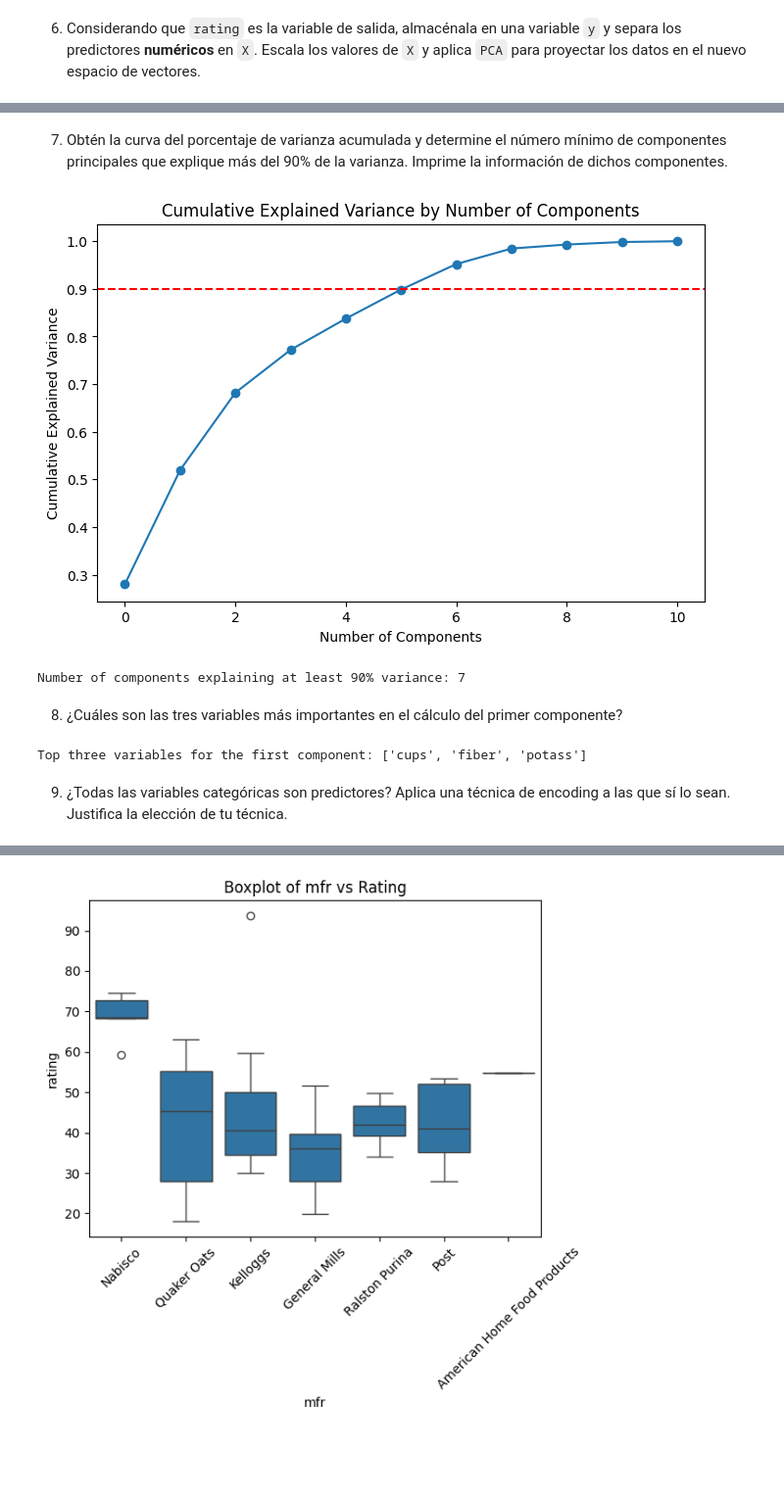
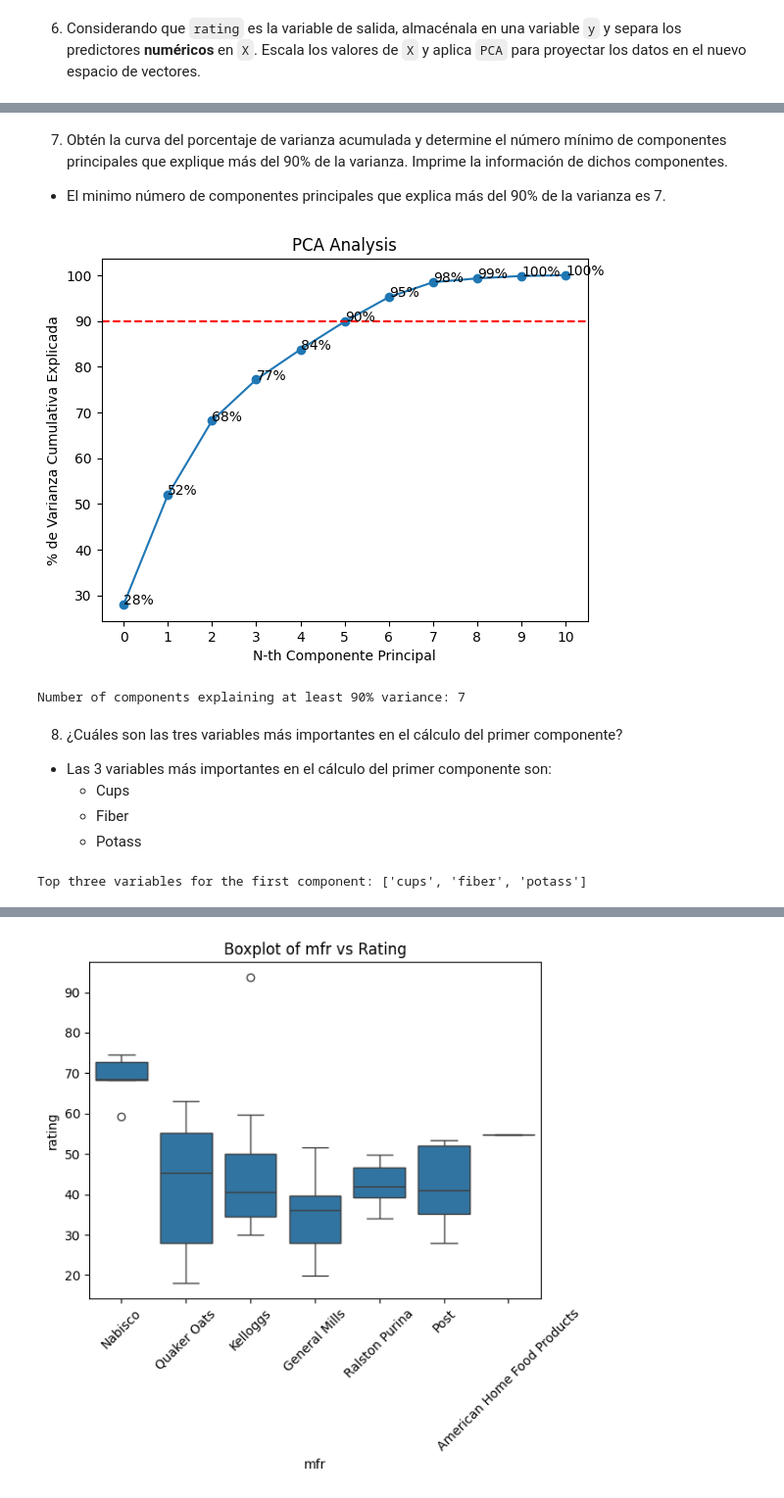
Before and after one commit to Janet16180/grupo_6_ciencia_de_datos, a Jupyter notebook: Actividad7PCA.ipynb, the cells around one changed output, grey strips where cells are left out. Shown at 98% size. Cells and saved outputs as stored; diff of their text form; code cells hidden in the pictures; blank space fills up the shorter version.

```diff
--- a/Actividad7PCA.ipynb
+++ b/Actividad7PCA.ipynb
@@ -320,16 +386,18 @@ X_pca = pca.fit_transform(X_scaled)
 # %% [markdown]
 7. Obtén la curva del porcentaje de varianza acumulada y determine el número mínimo de componentes principales que explique más del 90% de la varianza. Imprime la información de dichos componentes.
+
+- El minimo número de componentes principales que explica más del 90% de la varianza es 7.
-# %%
-explained_variance = pca.explained_variance_ratio_
-cumulative_explained_variance = np.cumsum(explained_variance)
-
-plt.figure(figsize=(8, 5))
-plt.plot(cumulative_explained_variance, marker='o')
-plt.xlabel('Number of Components')
-plt.ylabel('Cumulative Explained Variance')
-plt.axhline(y=0.9, color='r', linestyle='--')
-plt.title('Cumulative Explained Variance by Number of Components')
-plt.show()
-# %% [output]
-[figure, removed]
+# %%
+
+plt.plot(np.cumsum(pca.explained_variance_ratio_)*100, marker="o")
+plt.title('PCA Analysis')
+plt.xlabel('N-th Componente Principal')
+plt.ylabel('% de Varianza Cumulativa Explicada')
+plt.xticks(np.arange(0,X.shape[1],1))
+plt.axhline(y=90, color='r', linestyle='--')
+labels = np.cumsum(pca.explained_variance_ratio_)*100
+for i in range(X.shape[1]):
+  plt.text(i,labels[i],str(format(labels[i],'.0f'))+'%')
+# %% [output]
+[figure, added]
 # %%
@@ -341,6 +409,11 @@ Number of components explaining at least 90% variance: 7
 components_for_90_variance = pca.components_[:num_components_for_90_variance]
 # %% [markdown]
 8. ¿Cuáles son las tres variables más importantes en el cálculo del primer componente?
+
+- Las 3 variables más importantes en el cálculo del primer componente son:
+    - Cups
+    - Fiber
+    - Potass
 # %%
 first_component_loadings = np.abs(pca.components_[0])
 top_three_variables_indices = np.argsort(first_component_loadings)[-3:]
@@ -348,5 +421,3 @@ top_three_variables = [X.columns[i] for i in top_three_variables_indices]
 print(f"Top three variables for the first component: {top_three_variables}")
 # %% [output]
 Top three variables for the first component: ['cups', 'fiber', 'potass']
-# %% [markdown]
-9. ¿Todas las variables categóricas son predictores? Aplica una técnica de encoding a las que sí lo sean. Justifica la elección de tu técnica.
```
Also changed, not shown: parts of 11 cells of this notebook.
